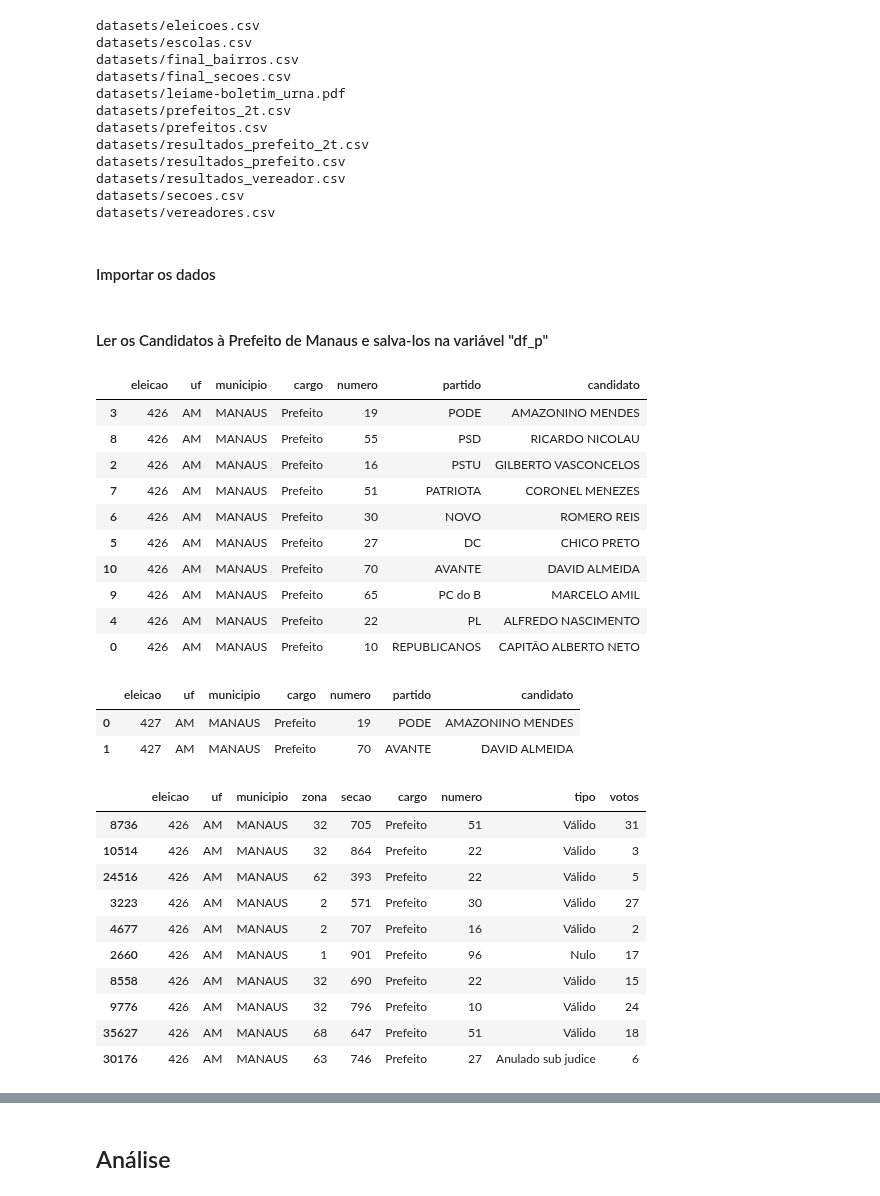
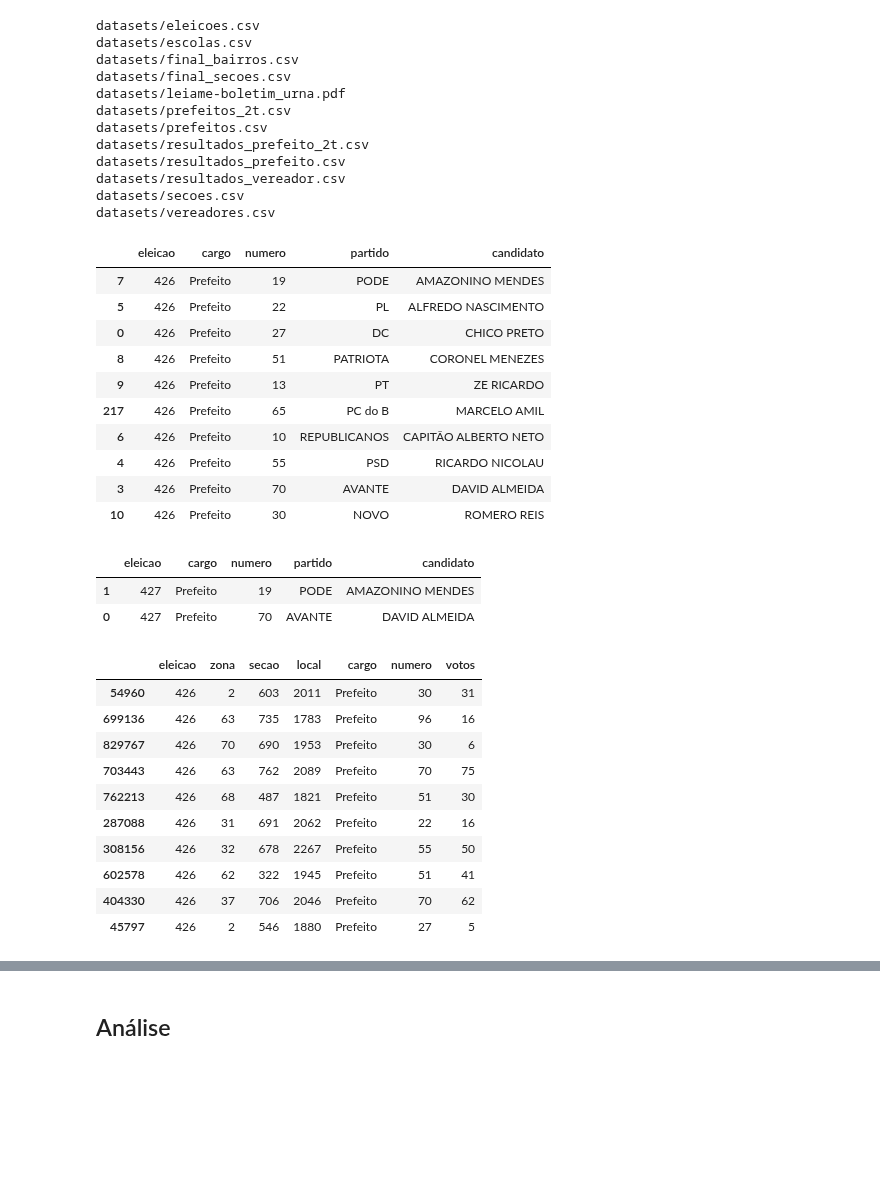
Before and after one commit to bmnds/uea-data-science-04-data-processing, a Jupyter notebook: trabalho-final/Notebook_Trabalho_Final.ipynb, the cells around one changed output, grey strips where cells are left out. Drawn from its saved outputs; the diff is of its cells as text; code cells hidden in the pictures; blank space fills up the shorter version.

```diff
--- a/trabalho-final/Notebook_Trabalho_Final.ipynb
+++ b/trabalho-final/Notebook_Trabalho_Final.ipynb
@@ -50,5 +57,3 @@ datasets/resultados_prefeito.csv
 datasets/resultados_vereador.csv
 datasets/secoes.csv
 datasets/vereadores.csv
-# %% [markdown]
-#### Importar os dados
@@ -58,40 +60,38 @@ import numpy as np
-# %% [markdown]
-#### Ler os Candidatos à Prefeito de Manaus e salva-los na variável "df_p"
 # %%
-df_p = pd.read_csv('data/prefeitos.csv')
+df_p = pd.read_csv('datasets/prefeitos.csv', index_col=0)
 df_p.sample(10)
 # %% [output]
-|  | eleicao | uf | municipio | cargo | numero | partido | candidato |
-| 3 | 426 | AM | MANAUS | Prefeito | 19 | PODE | AMAZONINO MENDES |
-| 8 | 426 | AM | MANAUS | Prefeito | 55 | PSD | RICARDO NICOLAU |
-| 2 | 426 | AM | MANAUS | Prefeito | 16 | PSTU | GILBERTO VASCONCELOS |
-| 7 | 426 | AM | MANAUS | Prefeito | 51 | PATRIOTA | CORONEL MENEZES |
-| 6 | 426 | AM | MANAUS | Prefeito | 30 | NOVO | ROMERO REIS |
-| 5 | 426 | AM | MANAUS | Prefeito | 27 | DC | CHICO PRETO |
-| 10 | 426 | AM | MANAUS | Prefeito | 70 | AVANTE | DAVID ALMEIDA |
-| 9 | 426 | AM | MANAUS | Prefeito | 65 | PC do B | MARCELO AMIL |
-| 4 | 426 | AM | MANAUS | Prefeito | 22 | PL | ALFREDO NASCIMENTO |
-| 0 | 426 | AM | MANAUS | Prefeito | 10 | REPUBLICANOS | CAPITÃO ALBERTO NETO |
+|  | eleicao | cargo | numero | partido | candidato |
+| 7 | 426 | Prefeito | 19 | PODE | AMAZONINO MENDES |
+| 5 | 426 | Prefeito | 22 | PL | ALFREDO NASCIMENTO |
+| 0 | 426 | Prefeito | 27 | DC | CHICO PRETO |
+| 8 | 426 | Prefeito | 51 | PATRIOTA | CORONEL MENEZES |
+| 9 | 426 | Prefeito | 13 | PT | ZE RICARDO |
+| 217 | 426 | Prefeito | 65 | PC do B | MARCELO AMIL |
+| 6 | 426 | Prefeito | 10 | REPUBLICANOS | CAPITÃO ALBERTO NETO |
+| 4 | 426 | Prefeito | 55 | PSD | RICARDO NICOLAU |
+| 3 | 426 | Prefeito | 70 | AVANTE | DAVID ALMEIDA |
+| 10 | 426 | Prefeito | 30 | NOVO | ROMERO REIS |
 # %%
-df_p2t = pd.read_csv('data/prefeitos_2t.csv')
+df_p2t = pd.read_csv('datasets/prefeitos_2t.csv', index_col=0)
 df_p2t.head()
 # %% [output]
-|  | eleicao | uf | municipio | cargo | numero | partido | candidato |
-| 0 | 427 | AM | MANAUS | Prefeito | 19 | PODE | AMAZONINO MENDES |
-| 1 | 427 | AM | MANAUS | Prefeito | 70 | AVANTE | DAVID ALMEIDA |
+|  | eleicao | cargo | numero | partido | candidato |
+| 1 | 427 | Prefeito | 19 | PODE | AMAZONINO MENDES |
+| 0 | 427 | Prefeito | 70 | AVANTE | DAVID ALMEIDA |
 # %%
-df_rp = pd.read_csv('data/resultados_prefeito.csv')
+df_rp = pd.read_csv('datasets/resultados_prefeito.csv', index_col=0)
 df_rp.sample(10)
 # %% [output]
-|  | eleicao | uf | municipio | zona | secao | cargo | numero | tipo | votos |
-| 8736 | 426 | AM | MANAUS | 32 | 705 | Prefeito | 51 | Válido | 31 |
-| 10514 | 426 | AM | MANAUS | 32 | 864 | Prefeito | 22 | Válido | 3 |
-| 24516 | 426 | AM | MANAUS | 62 | 393 | Prefeito | 22 | Válido | 5 |
-| 3223 | 426 | AM | MANAUS | 2 | 571 | Prefeito | 30 | Válido | 27 |
-| 4677 | 426 | AM | MANAUS | 2 | 707 | Prefeito | 16 | Válido | 2 |
-| 2660 | 426 | AM | MANAUS | 1 | 901 | Prefeito | 96 | Nulo | 17 |
-| 8558 | 426 | AM | MANAUS | 32 | 690 | Prefeito | 22 | Válido | 15 |
-| 9776 | 426 | AM | MANAUS | 32 | 796 | Prefeito | 10 | Válido | 24 |
-| 35627 | 426 | AM | MANAUS | 68 | 647 | Prefeito | 51 | Válido | 18 |
-| 30176 | 426 | AM | MANAUS | 63 | 746 | Prefeito | 27 | Anulado sub judice | 6 |
+|  | eleicao | zona | secao | local | cargo | numero | votos |
+| 54960 | 426 | 2 | 603 | 2011 | Prefeito | 30 | 31 |
+| 699136 | 426 | 63 | 735 | 1783 | Prefeito | 96 | 16 |
+| 829767 | 426 | 70 | 690 | 1953 | Prefeito | 30 | 6 |
+| 703443 | 426 | 63 | 762 | 2089 | Prefeito | 70 | 75 |
+| 762213 | 426 | 68 | 487 | 1821 | Prefeito | 51 | 30 |
+| 287088 | 426 | 31 | 691 | 2062 | Prefeito | 22 | 16 |
+| 308156 | 426 | 32 | 678 | 2267 | Prefeito | 55 | 50 |
+| 602578 | 426 | 62 | 322 | 1945 | Prefeito | 51 | 41 |
+| 404330 | 426 | 37 | 706 | 2046 | Prefeito | 70 | 62 |
+| 45797 | 426 | 2 | 546 | 1880 | Prefeito | 27 | 5 |
 # %%
```
Also changed, not shown: parts of 44 cells of this notebook.
